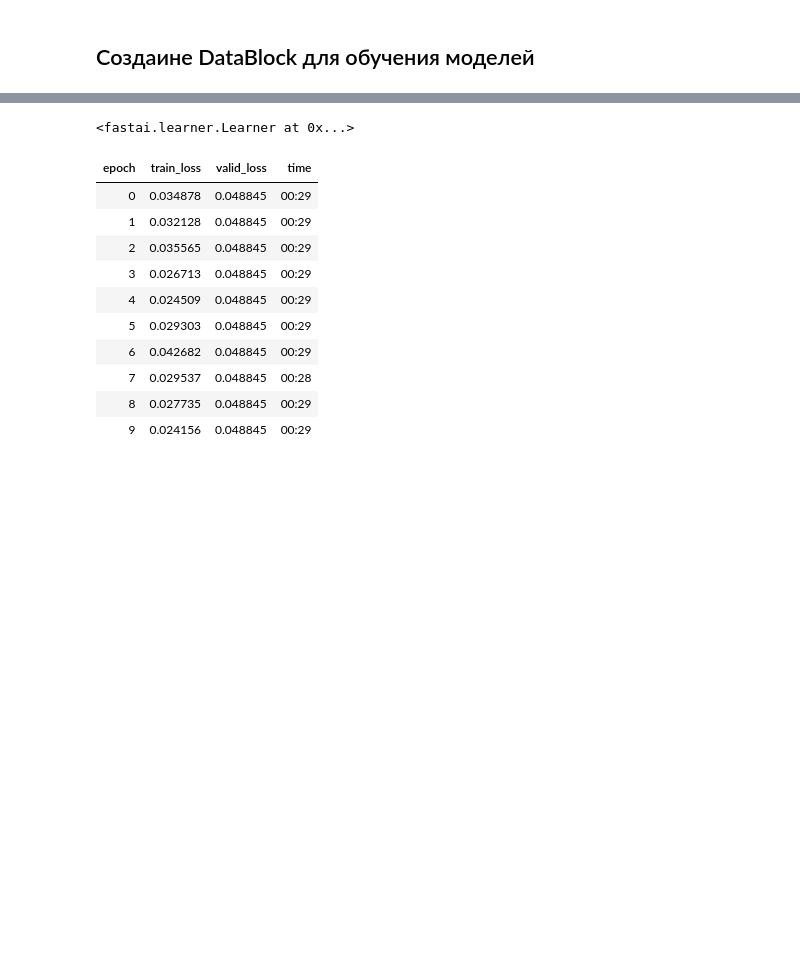
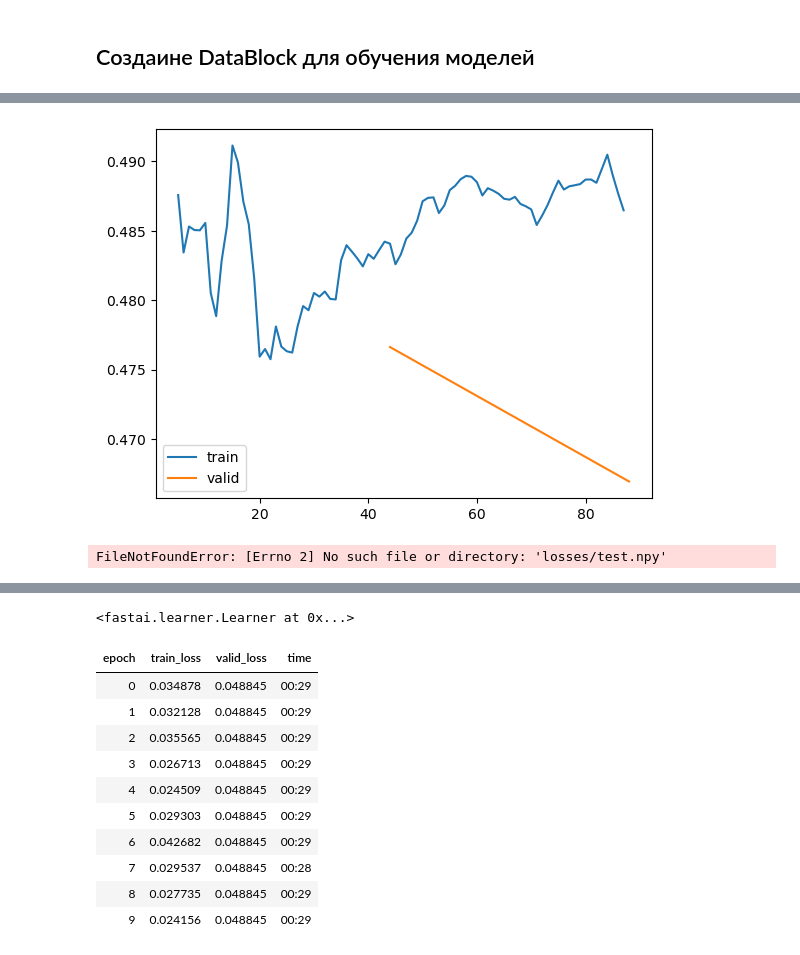
Before and after one commit to Leonn-Leon/Asbest_study, a Jupyter notebook: Камни.ipynb, the cells around one changed output, grey strips where cells are left out. Drawn from its saved outputs; the diff is of its cells as text; code cells hidden in the pictures; blank space fills up the shorter version.

```diff
--- a/Камни.ipynb
+++ b/Камни.ipynb
@@ -253,0 +232,8 @@ del learn
+# %%
+learn.recorder.plot_loss()
+# %% [output]
+[figure, added]
+# %%
+np.save('losses/test.npy', np.array(learn.recorder.losses))
+# %% [output]
+FileNotFoundError: [Errno 2] No such file or directory: 'losses/test.npy'
```
Also changed, not shown: parts of 14 cells of this notebook, 2 other files.
